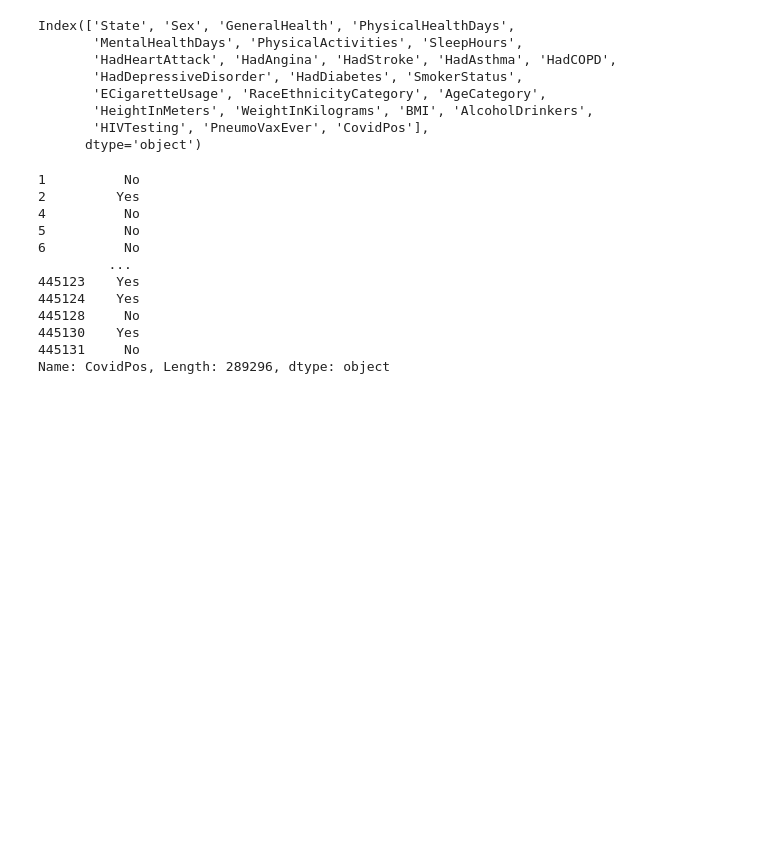
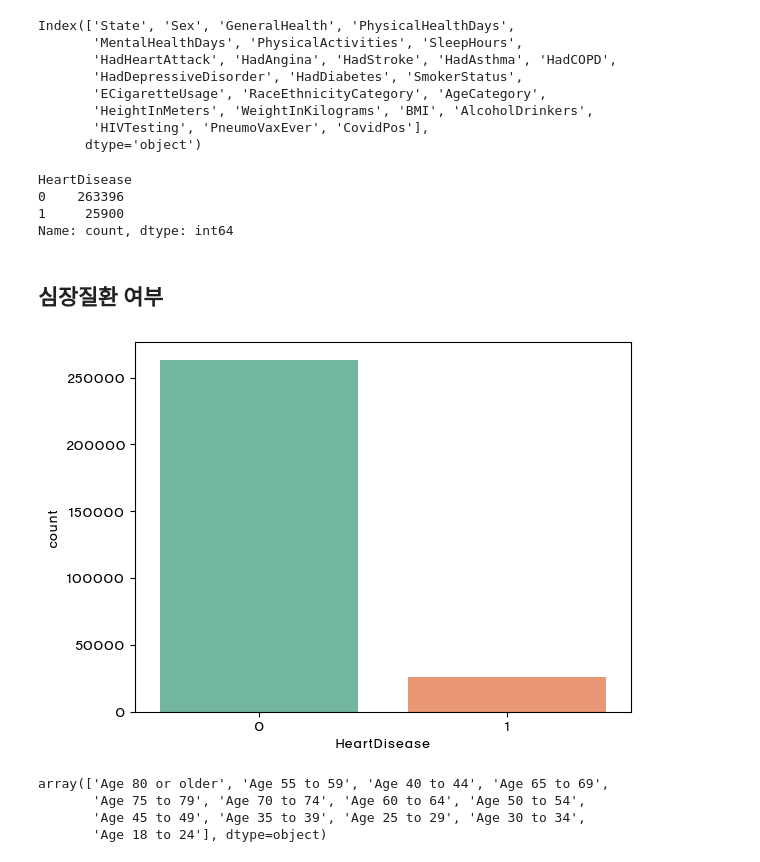
Before and after one commit to Team-3man/disease_analysis, a Jupyter notebook: lks.ipynb, the cells around one changed output. Drawn from its saved outputs; the diff is of its cells as text; code cells hidden in the pictures; blank space fills up the shorter version.

```diff
--- a/lks.ipynb
+++ b/lks.ipynb
@@ -45,18 +55,41 @@ Index(['State', 'Sex', 'GeneralHealth', 'PhysicalHealthDays',
       dtype='object')
 # %%
 
-df2 = df['CovidPos'].dropna(axis=0)
-df2
+df = df.dropna().reset_index()
-# %% [output]
-1          No
-2         Yes
-4          No
-5          No
-6          No
-         ...
-445123    Yes
-445124    Yes
-445128     No
-445130    Yes
-445131     No
-Name: CovidPos, Length: 289296, dtype: object
+# %%
+df['HeartDisease'] = (df['HadHeartAttack'] == 'Yes') | (df['HadAngina'] == 'Yes')
+df['HeartDisease'] = df['HeartDisease'].map({True: 1, False: 0})
+df['HeartDisease'].value_counts()
+# %% [output]
+HeartDisease
+0    263396
+1     25900
+Name: count, dtype: int64
+# %% [markdown]
+## 심장질환 여부
+# %%
+font_path = 'C:\\Windows\\Fonts\\HANYGO230.ttf' # 윈도우 OS 폰트 경로
+font_prop = fm.FontProperties(fname=font_path)
+font_name = font_prop.get_name() # 폰트명
+plt.rc('font', family=font_name)
+# matplotlib이 기본적으로 사용하는 유니코드 마이너스 비활성화
+# -> 아스키코드의 마이너스 사용
+plt.rc('axes', unicode_minus=False)
+# %%
+
+
+
+sns.countplot(data=df, x='HeartDisease', palette='Set2', hue='HeartDisease')
+
+
+
+plt.show()
+# %% [output]
+[figure, added]
+# %%
+df['AgeCategory'].unique()
+# %% [output]
+array(['Age 80 or older', 'Age 55 to 59', 'Age 40 to 44', 'Age 65 to 69',
+       'Age 75 to 79', 'Age 70 to 74', 'Age 60 to 64', 'Age 50 to 54',
+       'Age 45 to 49', 'Age 35 to 39', 'Age 25 to 29', 'Age 30 to 34',
+       'Age 18 to 24'], dtype=object)
```
Also changed, not shown: parts of 6 cells of this notebook, 1 other file.
